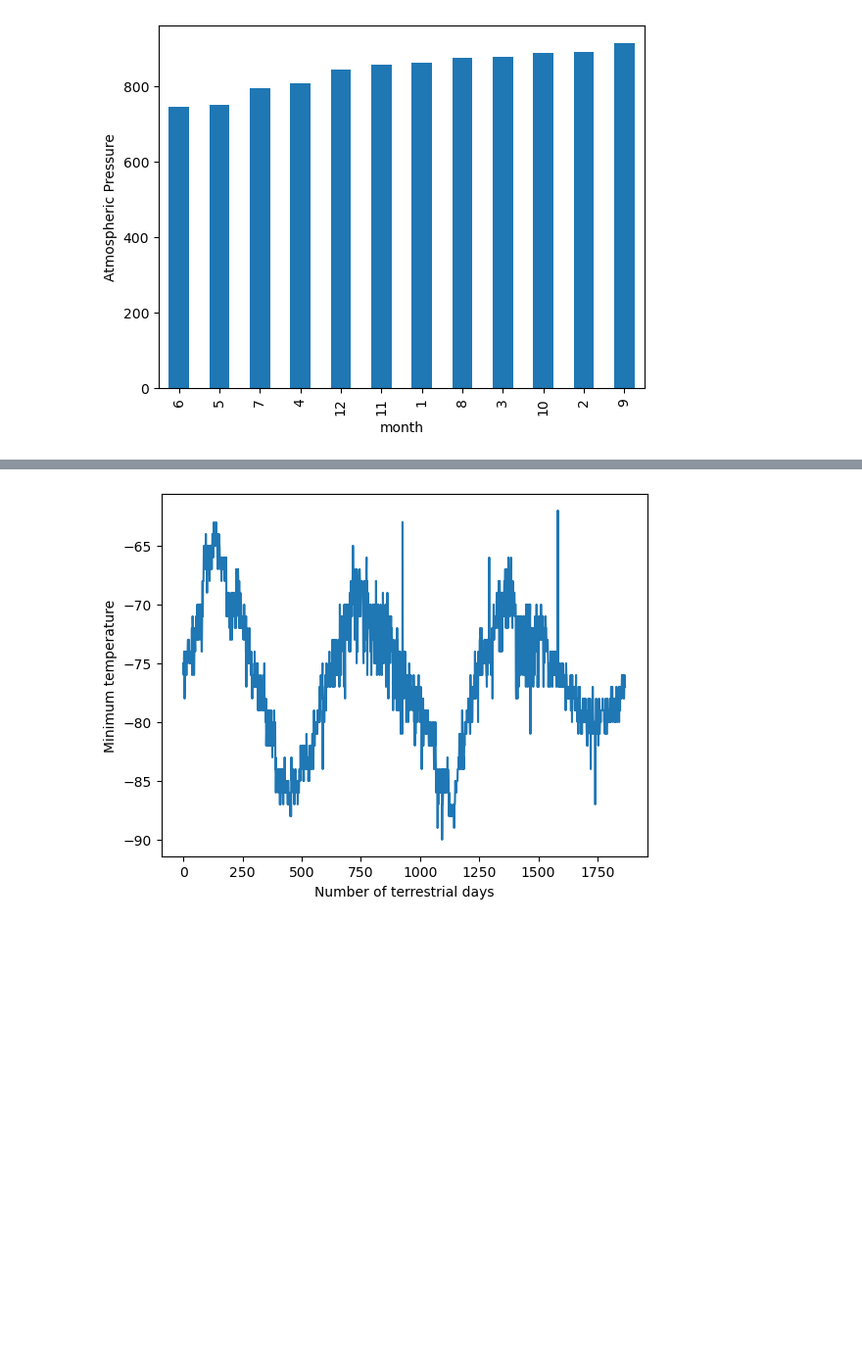
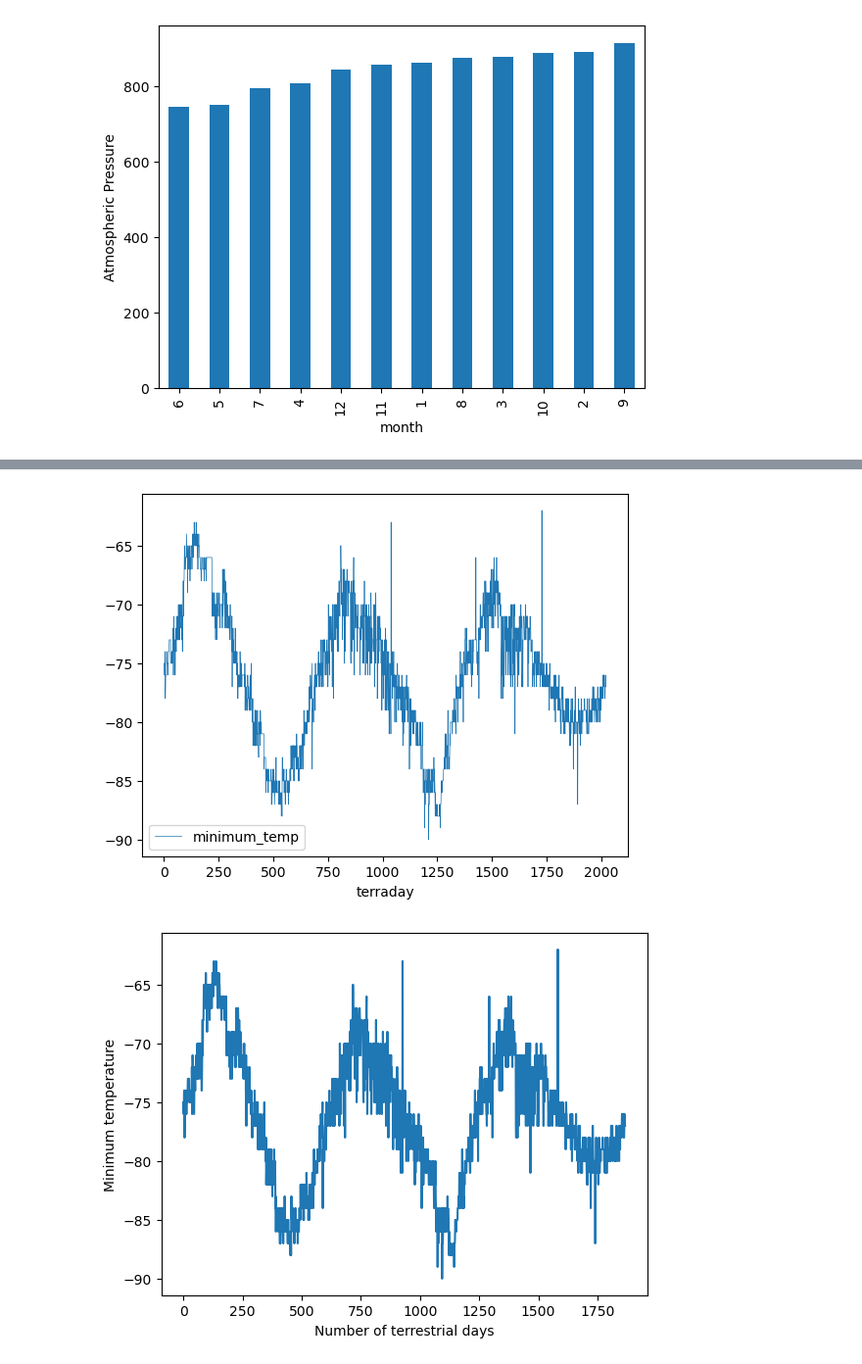
Before and after one commit to StarkArk/ScrapingMars_Splinter_BeautifulSoup, a Jupyter notebook: part_2_mars_weather.ipynb, the cells around one changed output, grey strips where cells are left out. Shown at 98% size. Cells and saved outputs as stored; diff of their text form; code cells hidden in the pictures; blank space fills up the shorter version.

```diff
--- a/part_2_mars_weather.ipynb
+++ b/part_2_mars_weather.ipynb
@@ -381,3 +456,10 @@ time_delta =
+# %%
+# 5. How many terrestrial (earth) days are there in a Martian year?
+terraday_low_df.plot(x='terraday', y='minimum_temp', kind='line', linewidth=.5, alpha=1)
+
+plt.show()
+# %% [output]
+[figure, added]
 # %%
 # 5. How many terrestrial (earth) days are there in a Martian year?
 # %% [output]
```
Also changed, not shown: parts of 9 cells of this notebook.
